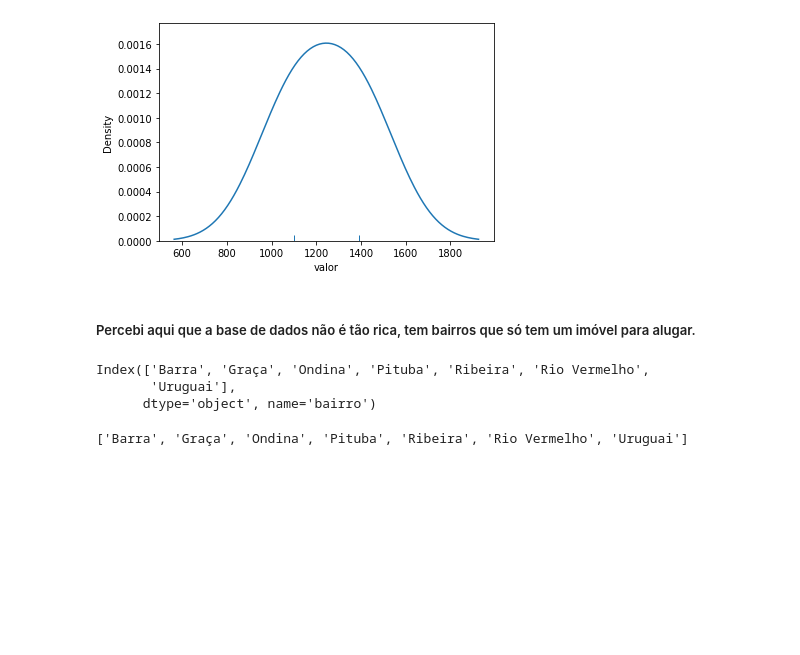
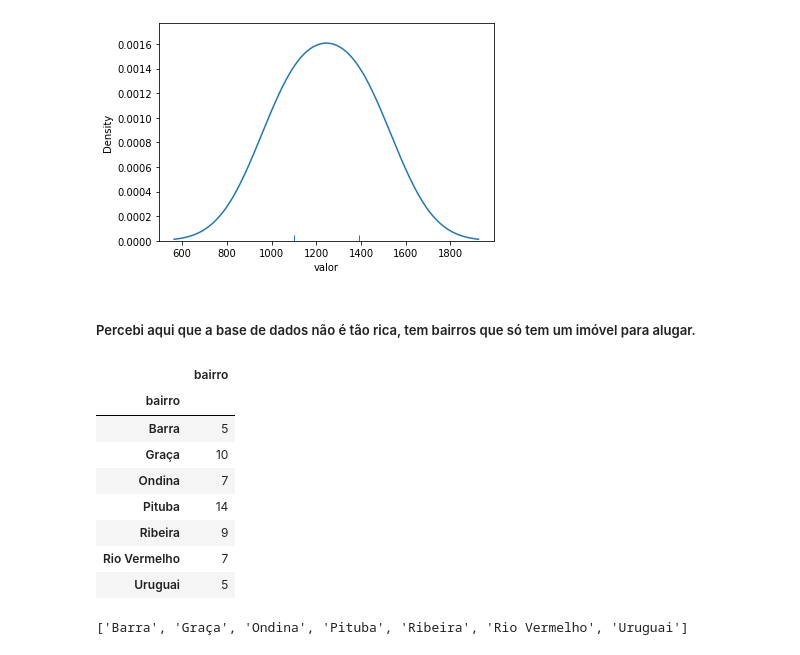
Before and after one commit to LizSantana/scrapper_netimoveis, a Jupyter notebook: netimoveis.ipynb, the cells around one changed output. Drawn from its saved outputs; the diff is of its cells as text; code cells hidden in the pictures; blank space fills up the shorter version.

```diff
--- a/netimoveis.ipynb
+++ b/netimoveis.ipynb
@@ -252,11 +257,17 @@ por_bairro = aluguel_apartamento.groupby('bairro').bairro.count()
 por_bairro = por_bairro.to_frame()
 # %%
 por_bairro = por_bairro.query('bairro >= 5')
-por_bairro.index
+por_bairro
 # %% [output]
-Index(['Barra', 'Graça', 'Ondina', 'Pituba', 'Ribeira', 'Rio Vermelho',
-       'Uruguai'],
-      dtype='object', name='bairro')
+|  | bairro |
+| bairro |  |
+| Barra | 5 |
+| Graça | 10 |
+| Ondina | 7 |
+| Pituba | 14 |
+| Ribeira | 9 |
+| Rio Vermelho | 7 |
+| Uruguai | 5 |
 # %%
 por_bairro = ['Barra', 'Graça', 'Ondina', 'Pituba', 'Ribeira', 'Rio Vermelho',
        'Uruguai']
```
Also changed, not shown: parts of 5 cells of this notebook, 15 other files.
